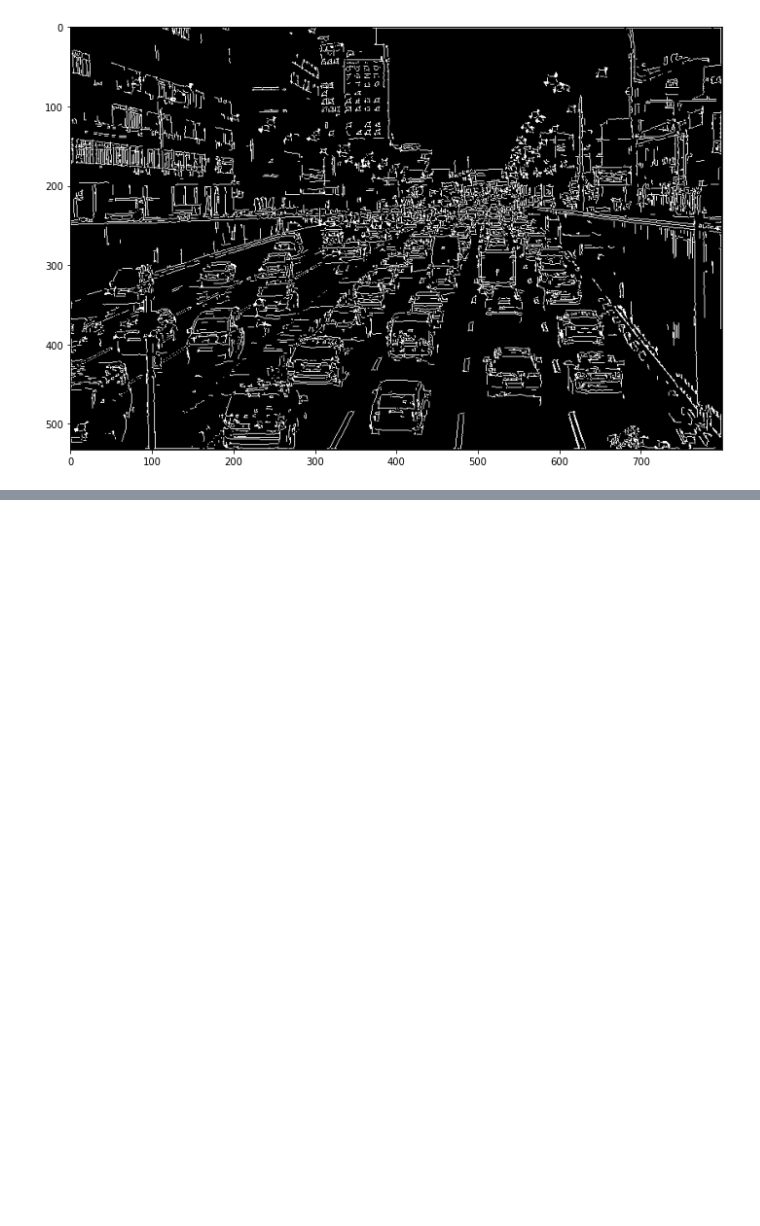
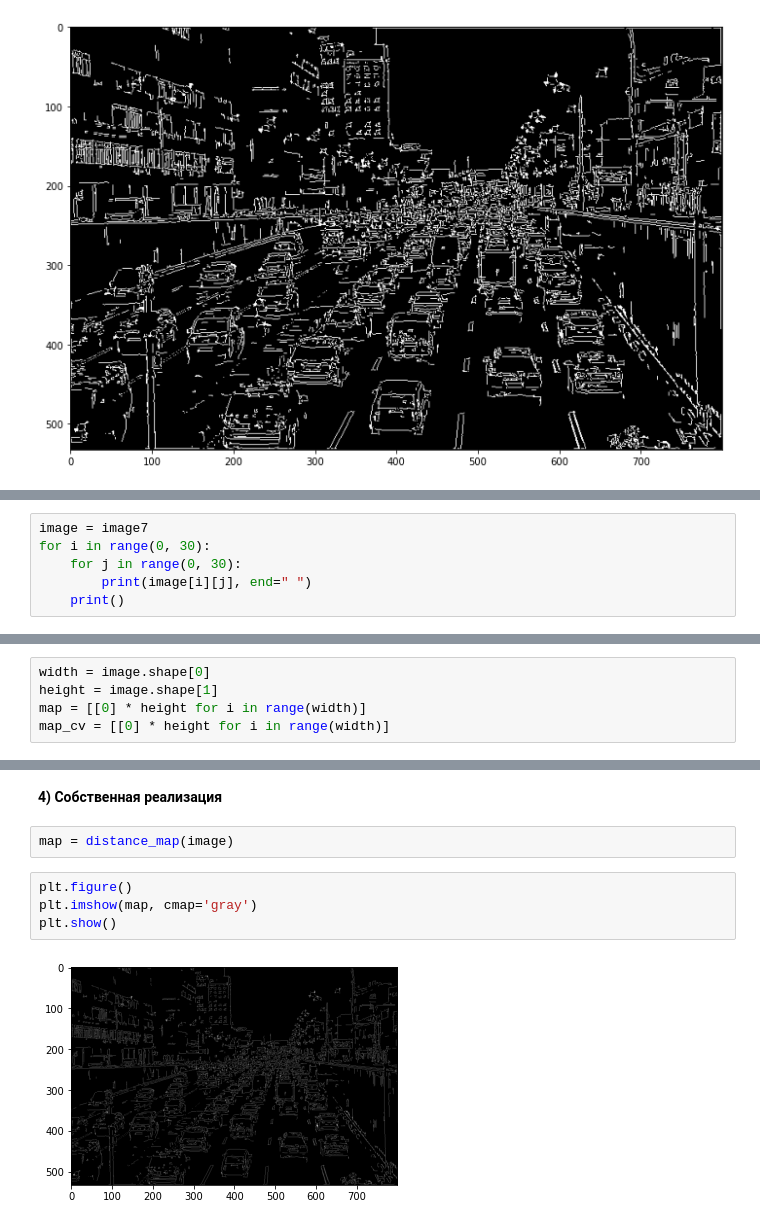
Before and after one commit to KrasilnikovAV/img_processing, a Jupyter notebook: Lab_3/lab_3.ipynb, the cells around one changed output, grey strips where cells are left out. Drawn from its saved outputs; the diff is of its cells as text; blank space fills up the shorter version.

Commit message:
Distance map

```diff
--- a/Lab_3/lab_3.ipynb
+++ b/Lab_3/lab_3.ipynb
@@ -219,0 +224,6 @@ plt.imshow(image7, cmap='gray', vmin = 0, vmax = 255, aspect='auto')
+# %%
+image = image7
+for i in range(0, 30):
+    for j in range(0, 30):
+        print(image[i][j], end=" ")
+    print()
@@ -219,0 +250,5 @@ plt.imshow(image7, cmap='gray', vmin = 0, vmax = 255, aspect='auto')
+# %%
+width = image.shape[0]
+height = image.shape[1]
+map = [[0] * height for i in range(width)]
+map_cv = [[0] * height for i in range(width)]
@@ -219,0 +309,10 @@ plt.imshow(image7, cmap='gray', vmin = 0, vmax = 255, aspect='auto')
+# %% [markdown]
+**4) Собственная реализация**
+# %%
+map = distance_map(image)
+# %%
+plt.figure()
+plt.imshow(map, cmap='gray')
+plt.show()
+# %% [output]
+[figure, added]
```
Also changed, not shown: parts of 9 cells of this notebook.
